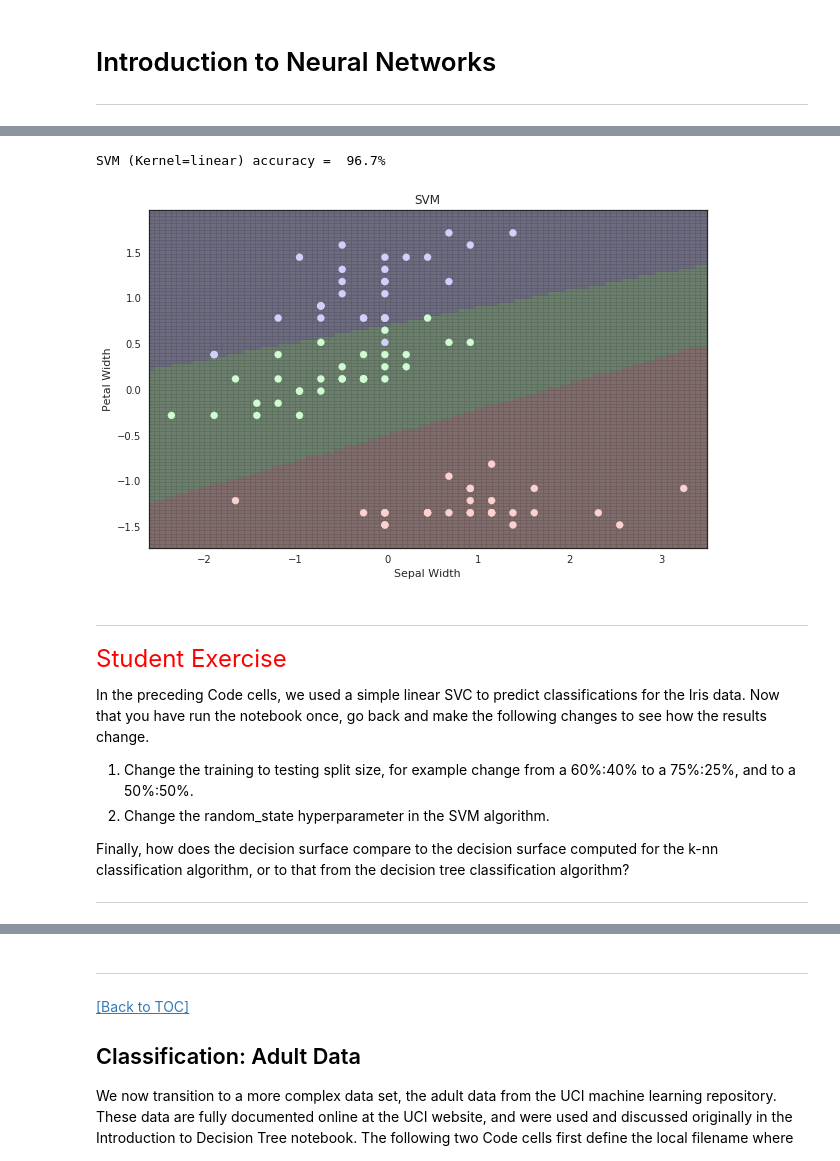
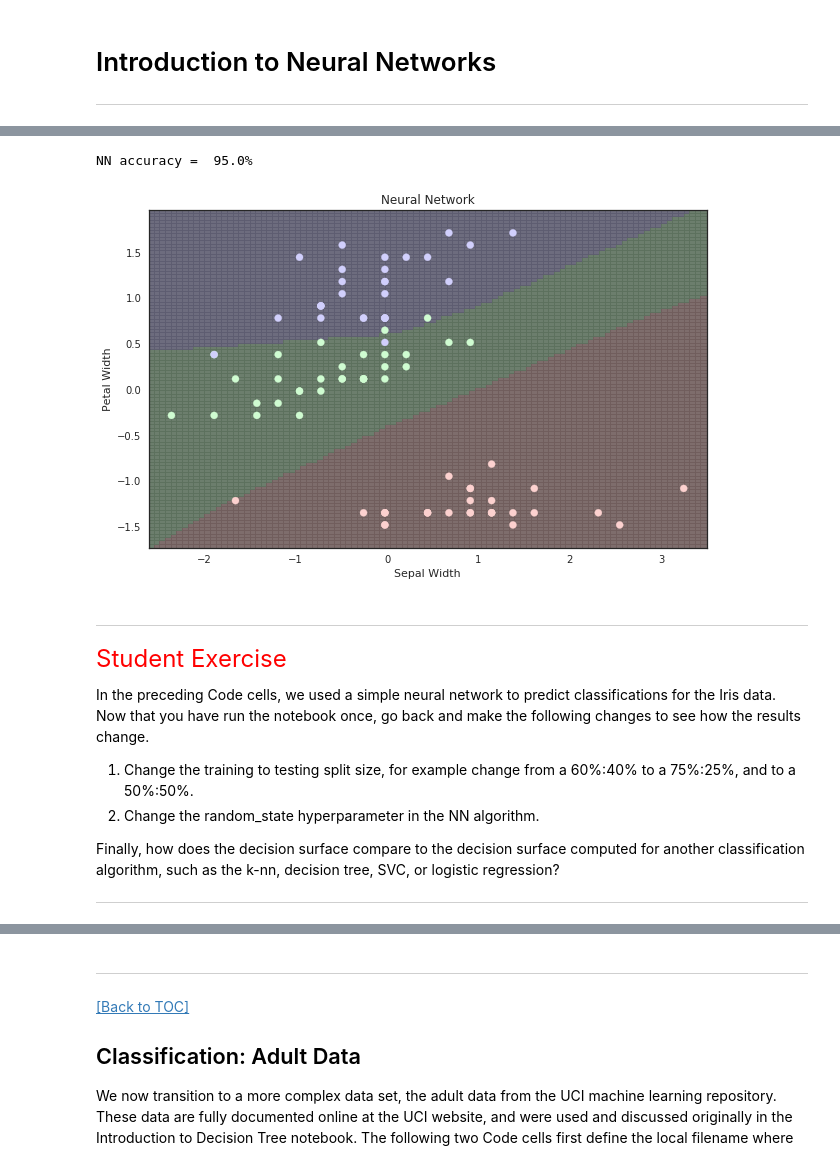
Before and after one commit to liweiweng/accy571-fa17, a Jupyter notebook: Module4/notebooks/intro2nn.ipynb, the cells around one changed output, grey strips where cells are left out. Cells and saved outputs as stored; diff of their text form; code cells hidden in the pictures.

```diff
--- a/Module4/notebooks/intro2nn.ipynb
+++ b/Module4/notebooks/intro2nn.ipynb
@@ -266,18 +107,19 @@ To demonstrate how to use SVC, we will use the previously loaded Iris data set (
 # %%
 # Next lets try SVM
-from sklearn.svm import SVC
+from sklearn.neural_network import MLPClassifier
 
-# Use default parameters, except we want a linear kernel
+# Use default parameters, except we want two layer network
 # and we specify the random_state hyperparameter to
 # ensure reproduceability.
-svc = SVC(kernel='linear', random_state=23)
-svc = svc.fit(d_train_sc, l_train)
+iris_model = MLPClassifier(alpha=0.25,
+                           hidden_layer_sizes=(8, 8),
+                           max_iter=500,
+                           random_state=23)
 
-#z = svc.predict(mdata)
-
-#hi.splot_data(data, mdata, z, 'First Component', 'Second Component', 50)
+# Fit our model
+iris_model = iris_model.fit(d_train_sc, l_train)
 
 # Compute and display accuracy score
-score = 100.0 * svc.score(d_test_sc, l_test)
-print(f"SVM prediction accuracy = {score:5.1f}%")
+score = 100.0 * iris_model.score(d_test_sc, l_test)
+print(f"NN prediction accuracy = {score:5.1f}%")
 # %% [output]
@@ -324,44 +166,44 @@ The visualization displays both the training data and the decision surface, whic
 # %%
 # Make a two-dimensional Iris data set
 n_data = hi.trim_data(d_train_sc, l_train)
 t_data = hi.trim_data(d_test_sc, l_test)
 
 # Construct mesh grid data
 mdata = hi.get_mdata(n_data)
 
 fig, ax = plt.subplots(figsize=(10,8))
 
 # Now train our model
-svc.fit(n_data[:,:2], n_data[:,2])
+iris_model.fit(n_data[:,:2], n_data[:,2])
 
 # Compute and display accuracy score
-score = 100.0 * svc.score(t_data[:,:2], t_data[:,2])
-print(f"SVM (Kernel=linear) accuracy = {score:5.1f}%")
+score = 100.0 * iris_model.score(t_data[:,:2], t_data[:,2])
+print(f"NN accuracy = {score:5.1f}%")
 
 # Predict for mesh grid
-z = svc.predict(mdata)
+z = iris_model.predict(mdata)
 
 # Plot training data and mesh grid
 hi.splot_data(ax, n_data, mdata, z,
               'Sepal Width', 'Petal Width', 50)
 
 # Provide title for plot, the trailing semicolon
 # is used to prevent the printing of the plot object details
-ax.set_title(f'SVM') ;
+ax.set_title(f'Neural Network') ;
 # %% [output]
-SVM (Kernel=linear) accuracy =  96.7%
+NN accuracy =  95.0%
-[figure, old version]
+[figure, new version]
 # %% [markdown]
 -----
 
 <font color='red' size = '5'> Student Exercise </font>
 
-In the preceding Code cells, we used a simple linear SVC to predict classifications for the Iris data. Now that you have run the notebook once, go back and make the following changes to see how the results change.
+In the preceding Code cells, we used a simple neural network to predict classifications for the Iris data. Now that you have run the notebook once, go back and make the following changes to see how the results change.
 
 1. Change the training to testing split size, for example change from a 60%:40% to a 75%:25%, and to a 50%:50%.
-2. Change the random_state hyperparameter in the SVM algorithm.
+2. Change the random_state hyperparameter in the NN algorithm.
 
-Finally, how does the decision surface compare to the decision surface computed for the k-nn classification algorithm, or to that from the decision tree classification algorithm?
+Finally, how does the decision surface compare to the decision surface computed for another classification algorithm, such as the k-nn, decision tree, SVC, or logistic regression?
 
 -----
 # %% [markdown]
```
Also changed, not shown: parts of 56 cells of this notebook, 4 other files.
